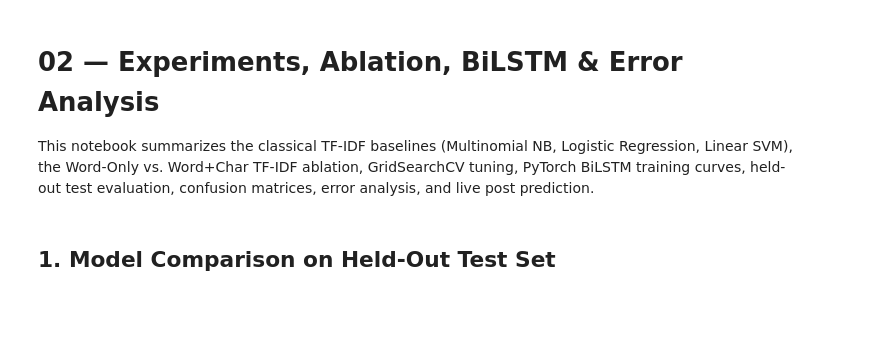
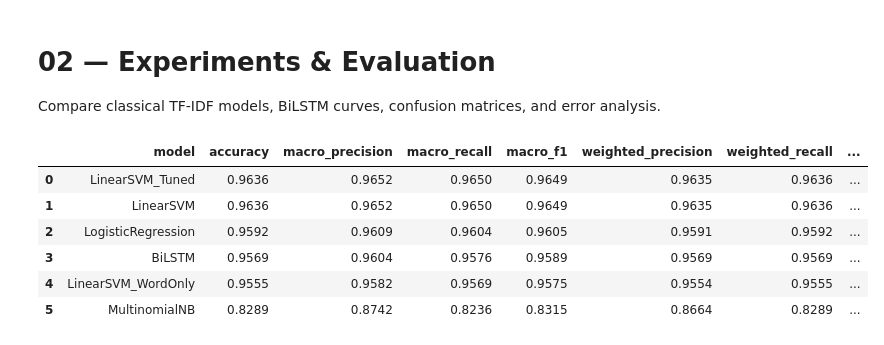
Before and after one commit to mansi27102005/clnlp_exp9, a Jupyter notebook: notebooks/02_experiments.ipynb, the cells around one changed output. Cells and saved outputs as stored; diff of their text form; code cells hidden in the pictures; blank space fills up the shorter version.

```diff
--- a/notebooks/02_experiments.ipynb
+++ b/notebooks/02_experiments.ipynb
@@ -1,24 +1,23 @@
-# %% [markdown]
-# 02 — Experiments, Ablation, BiLSTM & Error Analysis
-
-This notebook summarizes the classical TF-IDF baselines (Multinomial NB, Logistic Regression, Linear SVM), the Word-Only vs. Word+Char TF-IDF ablation, GridSearchCV tuning, PyTorch BiLSTM training curves, held-out test evaluation, confusion matrices, error analysis, and live post prediction.
+# %% [markdown]
+# 02 — Experiments & Evaluation
+Compare classical TF-IDF models, BiLSTM curves, confusion matrices, and error analysis.
 # %%
 import sys
 from pathlib import Path
-
-PROJECT_ROOT = Path.cwd().parent if Path.cwd().name == 'notebooks' else Path.cwd()
-if str(PROJECT_ROOT) not in sys.path:
-    sys.path.insert(0, str(PROJECT_ROOT))
+ROOT = Path.cwd().parent if Path.cwd().name == 'notebooks' else Path.cwd()
+sys.path.insert(0, str(ROOT))
 
 import pandas as pd
 from IPython.display import Image, display
 from src.evaluate import predict_post
-from src.utils import RESULTS_DIR, load_json
+from src.utils import RESULTS_DIR
 
-# Set to True to re-run the entire pipeline from scratch inside the notebook
-RUN_FULL_PIPELINE = False
-if RUN_FULL_PIPELINE:
-    from main import run_full_pipeline
-    run_full_pipeline()
+pd.read_csv(RESULTS_DIR / 'model_comparison.csv')
+# %% [output]
+|  | model | accuracy | macro_precision | macro_recall | macro_f1 | weighted_precision | weighted_recall | ... |
+| 0 | LinearSVM_Tuned | 0.9636 | 0.9652 | 0.9650 | 0.9649 | 0.9635 | 0.9636 | ... |
+| 1 | LinearSVM | 0.9636 | 0.9652 | 0.9650 | 0.9649 | 0.9635 | 0.9636 | ... |
+| 2 | LogisticRegression | 0.9592 | 0.9609 | 0.9604 | 0.9605 | 0.9591 | 0.9592 | ... |
+| 3 | BiLSTM | 0.9569 | 0.9604 | 0.9576 | 0.9589 | 0.9569 | 0.9569 | ... |
+| 4 | LinearSVM_WordOnly | 0.9555 | 0.9582 | 0.9569 | 0.9575 | 0.9554 | 0.9555 | ... |
+| 5 | MultinomialNB | 0.8289 | 0.8742 | 0.8236 | 0.8315 | 0.8664 | 0.8289 | ... |
-# %% [markdown]
-## 1. Model Comparison on Held-Out Test Set
```
Also changed, not shown: parts of 12 cells of this notebook, 35 other files.
